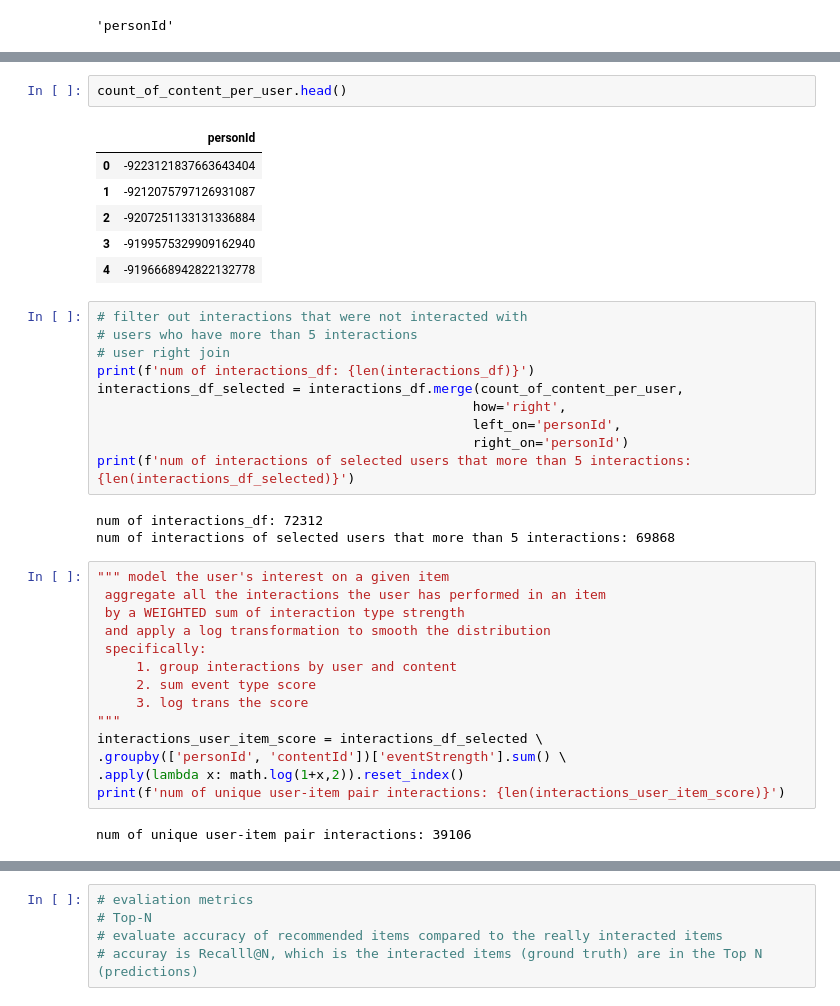
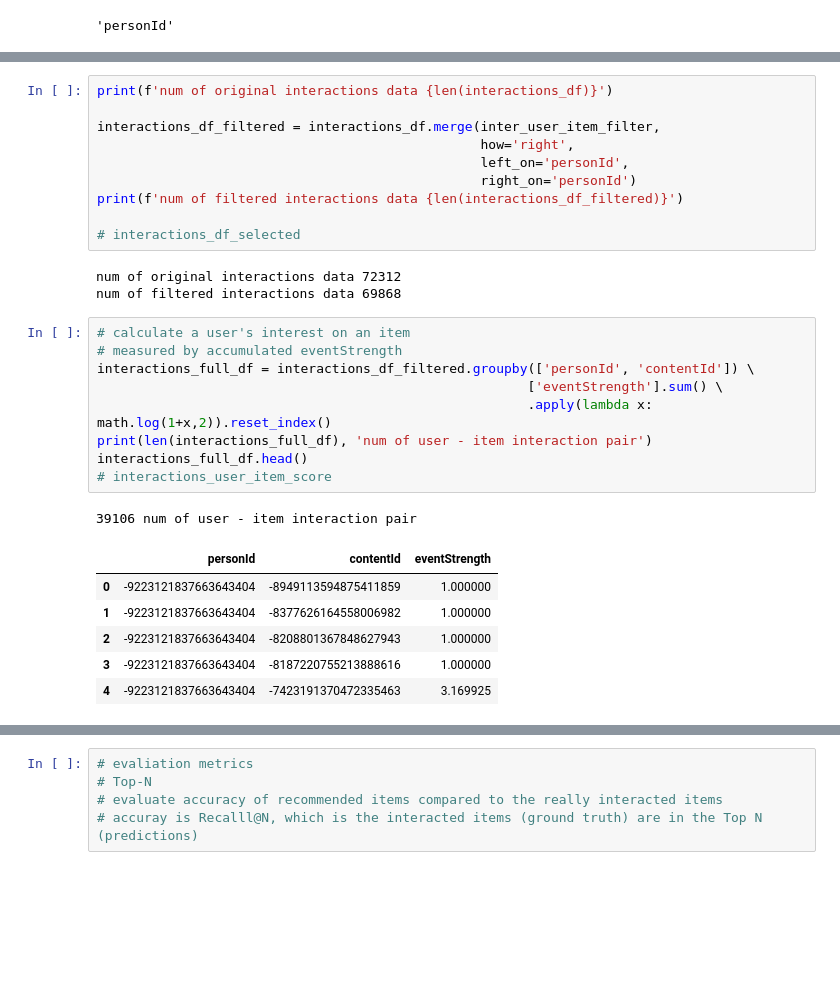
Before and after one commit to PengInGitHub/catboost, a Jupyter notebook: RS.ipynb, the cells around one changed output, grey strips where cells are left out. Saved outputs shown, nothing was run; the diff lists cells and outputs as text; blank space fills up the shorter version.

```diff
--- a/RS.ipynb
+++ b/RS.ipynb
@@ -96,38 +105,30 @@ num of users have enough interactions: 1140
-# %%
-count_of_content_per_user.head()
-# %% [output]
-|  | personId |
-| 0 | -9223121837663643404 |
-| 1 | -9212075797126931087 |
-| 2 | -9207251133131336884 |
-| 3 | -9199575329909162940 |
-| 4 | -9196668942822132778 |
 # %%
-# filter out interactions that were not interacted with
-# users who have more than 5 interactions
-# user right join
-print(f'num of interactions_df: {len(interactions_df)}')
-interactions_df_selected = interactions_df.merge(count_of_content_per_user,
-                                                how='right',
-                                                left_on='personId',
-                                                right_on='personId')
-print(f'num of interactions of selected users that more than 5 interactions: {len(interactions_df_selected)}')
+print(f'num of original interactions data {len(interactions_df)}')
+
+interactions_df_filtered = interactions_df.merge(inter_user_item_filter,
+                                                 how='right',
+                                                 left_on='personId',
+                                                 right_on='personId')
+print(f'num of filtered interactions data {len(interactions_df_filtered)}')
+
+# interactions_df_selected
 # %% [output]
-num of interactions_df: 72312
-num of interactions of selected users that more than 5 interactions: 69868
+num of original interactions data 72312
+num of filtered interactions data 69868
 # %%
-""" model the user's interest on a given item
- aggregate all the interactions the user has performed in an item
- by a WEIGHTED sum of interaction type strength
- and apply a log transformation to smooth the distribution
- specifically:
-     1. group interactions by user and content
-     2. sum event type score
-     3. log trans the score
-"""
-interactions_user_item_score = interactions_df_selected \
-.groupby(['personId', 'contentId'])['eventStrength'].sum() \
-.apply(lambda x: math.log(1+x,2)).reset_index()
-print(f'num of unique user-item pair interactions: {len(interactions_user_item_score)}')
+# calculate a user's interest on an item
+# measured by accumulated eventStrength
+interactions_full_df = interactions_df_filtered.groupby(['personId', 'contentId']) \
+                                                       ['eventStrength'].sum() \
+                                                       .apply(lambda x: math.log(1+x,2)).reset_index()
+print(len(interactions_full_df), 'num of user - item interaction pair')
+interactions_full_df.head()
+# interactions_user_item_score
 # %% [output]
-num of unique user-item pair interactions: 39106
+39106 num of user - item interaction pair
+|  | personId | contentId | eventStrength |
+| 0 | -9223121837663643404 | -8949113594875411859 | 1.000000 |
+| 1 | -9223121837663643404 | -8377626164558006982 | 1.000000 |
+| 2 | -9223121837663643404 | -8208801367848627943 | 1.000000 |
+| 3 | -9223121837663643404 | -8187220755213888616 | 1.000000 |
+| 4 | -9223121837663643404 | -7423191370472335463 | 3.169925 |
```
Also changed, not shown: parts of 20 cells of this notebook.
